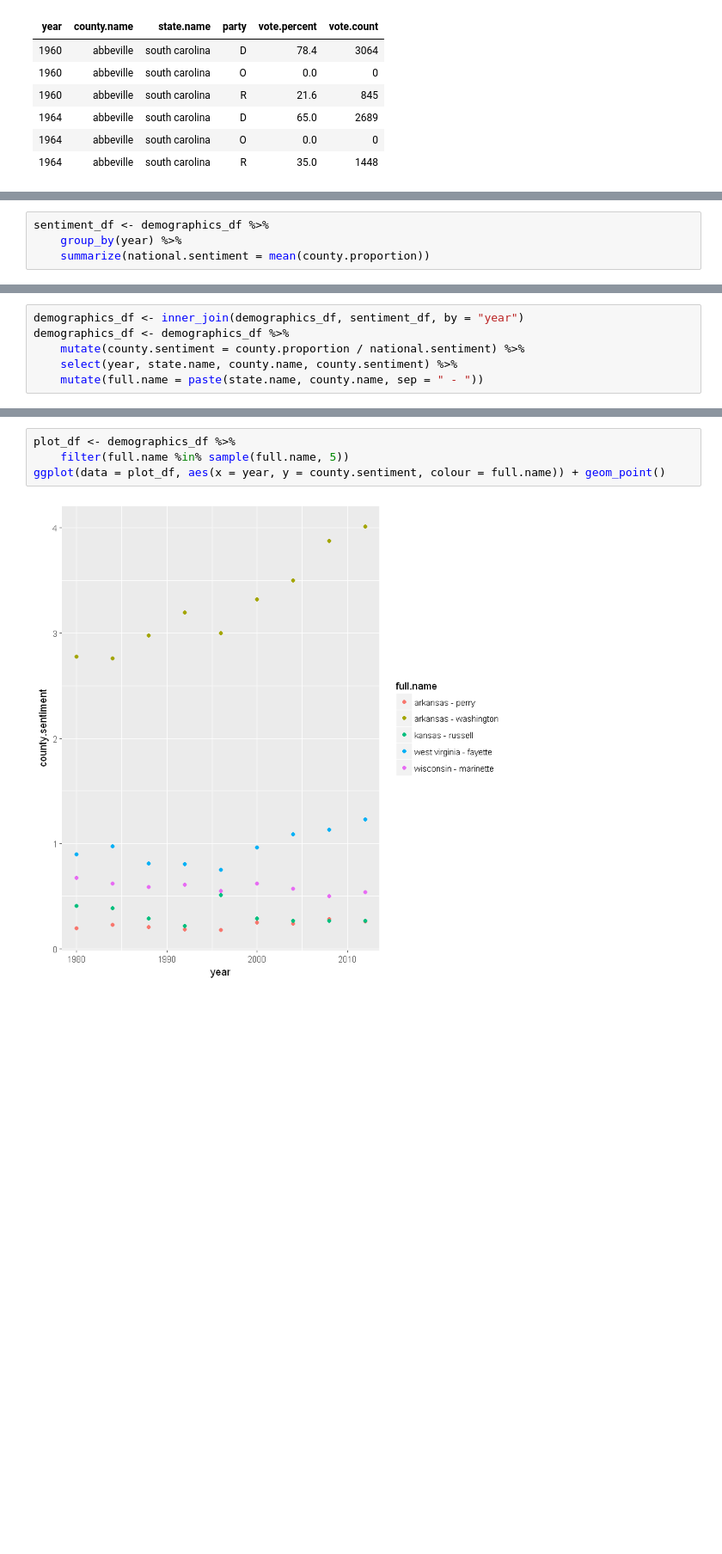
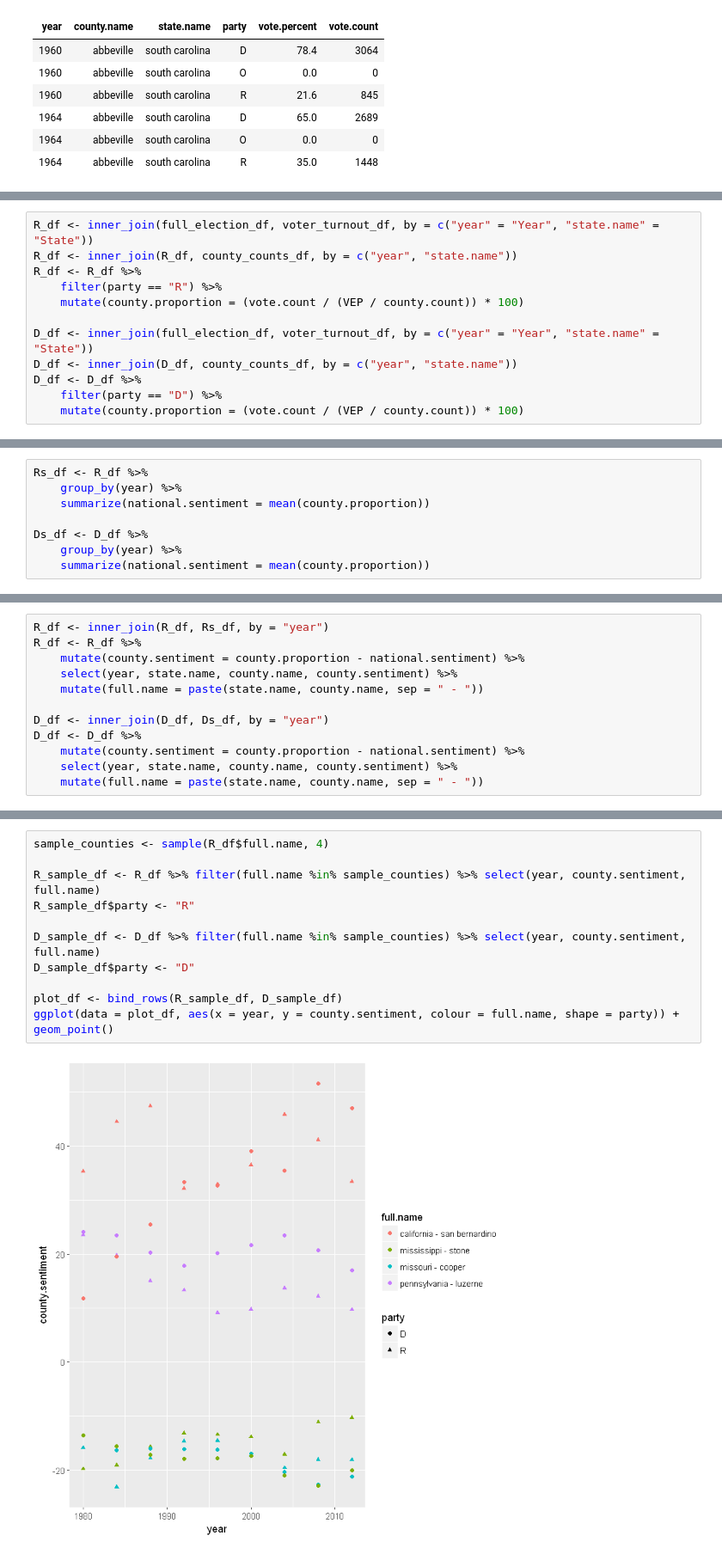
Before and after one commit to theMimsy/Blog---Sinclair-Broadcast-Group, a Jupyter notebook: Exploring_Election_Data.ipynb, the cells around one changed output, grey strips where cells are left out. Shown at 86% size. Cells and saved outputs as stored; diff of their text form; blank space fills up the shorter version.

```diff
--- a/Exploring_Election_Data.ipynb
+++ b/Exploring_Election_Data.ipynb
@@ -87,0 +87,12 @@ demographics_df <- demographics_df %>%
+# %%
+R_df <- inner_join(full_election_df, voter_turnout_df, by = c("year" = "Year", "state.name" = "State"))
+R_df <- inner_join(R_df, county_counts_df, by = c("year", "state.name"))
+R_df <- R_df %>%
+    filter(party == "R") %>%
+    mutate(county.proportion = (vote.count / (VEP / county.count)) * 100)
+
+D_df <- inner_join(full_election_df, voter_turnout_df, by = c("year" = "Year", "state.name" = "State"))
+D_df <- inner_join(D_df, county_counts_df, by = c("year", "state.name"))
+D_df <- D_df %>%
+    filter(party == "D") %>%
+    mutate(county.proportion = (vote.count / (VEP / county.count)) * 100)
@@ -88,4 +137,8 @@ demographics_df <- demographics_df %>%
 # %%
-sentiment_df <- demographics_df %>%
+Rs_df <- R_df %>%
     group_by(year) %>%
     summarize(national.sentiment = mean(county.proportion))
+
+Ds_df <- D_df %>%
+    group_by(year) %>%
+    summarize(national.sentiment = mean(county.proportion))
@@ -92,6 +163,12 @@ sentiment_df <- demographics_df %>%
 # %%
-demographics_df <- inner_join(demographics_df, sentiment_df, by = "year")
-demographics_df <- demographics_df %>%
-    mutate(county.sentiment = county.proportion / national.sentiment) %>%
+R_df <- inner_join(R_df, Rs_df, by = "year")
+R_df <- R_df %>%
+    mutate(county.sentiment = county.proportion - national.sentiment) %>%
     select(year, state.name, county.name, county.sentiment) %>%
     mutate(full.name = paste(state.name, county.name, sep = " - "))
+
+D_df <- inner_join(D_df, Ds_df, by = "year")
+D_df <- D_df %>%
+    mutate(county.sentiment = county.proportion - national.sentiment) %>%
+    select(year, state.name, county.name, county.sentiment) %>%
+    mutate(full.name = paste(state.name, county.name, sep = " - "))
@@ -112,9 +201,16 @@ head(demographics_df, 10)
 # %%
-plot_df <- demographics_df %>%
-    filter(full.name %in% sample(full.name, 5))
-ggplot(data = plot_df, aes(x = year, y = county.sentiment, colour = full.name)) + geom_point()
+sample_counties <- sample(R_df$full.name, 4)
+
+R_sample_df <- R_df %>% filter(full.name %in% sample_counties) %>% select(year, county.sentiment, full.name)
+R_sample_df$party <- "R"
+
+D_sample_df <- D_df %>% filter(full.name %in% sample_counties) %>% select(year, county.sentiment, full.name)
+D_sample_df$party <- "D"
+
+plot_df <- bind_rows(R_sample_df, D_sample_df)
+ggplot(data = plot_df, aes(x = year, y = county.sentiment, colour = full.name, shape = party)) + geom_point()
 # %% [output]
-[figure, old version]
+[figure, new version]
 # %%
 year_to_select <- 1980
 
```
Also changed, not shown: parts of 11 cells of this notebook.
